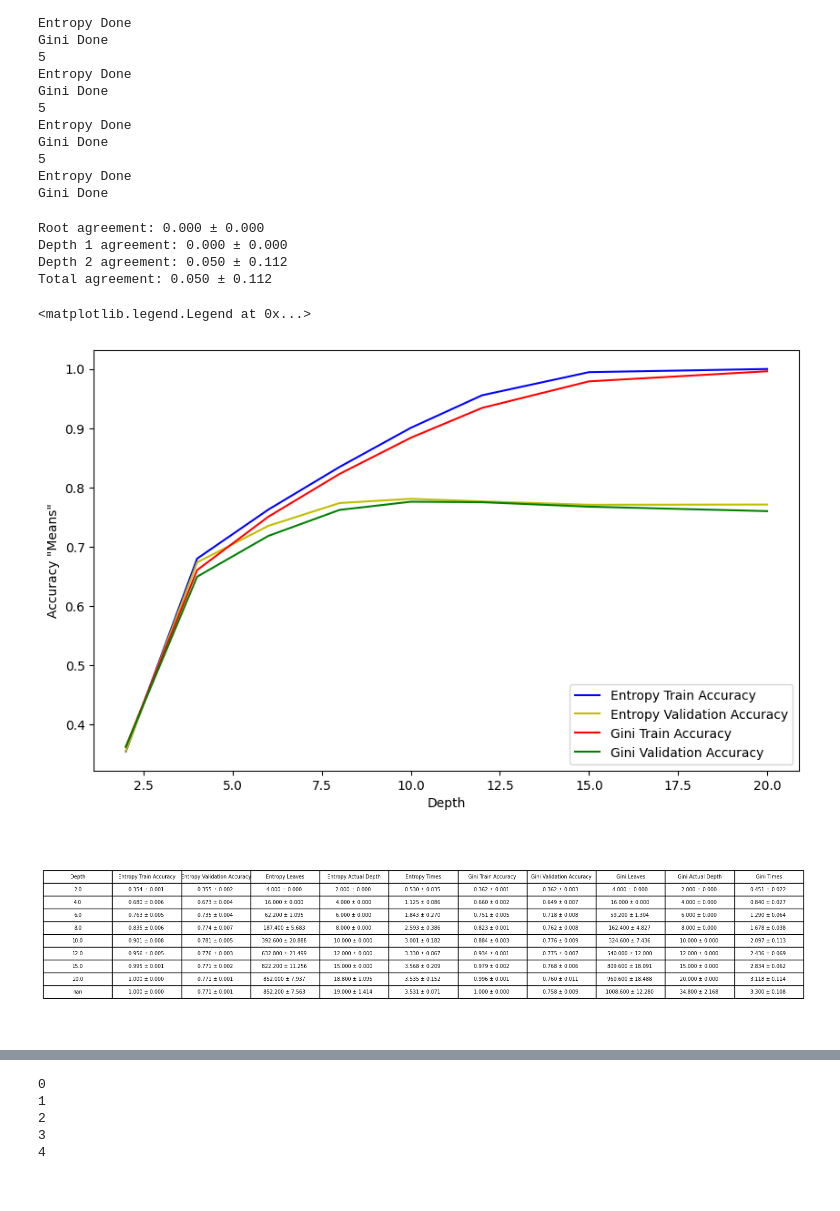
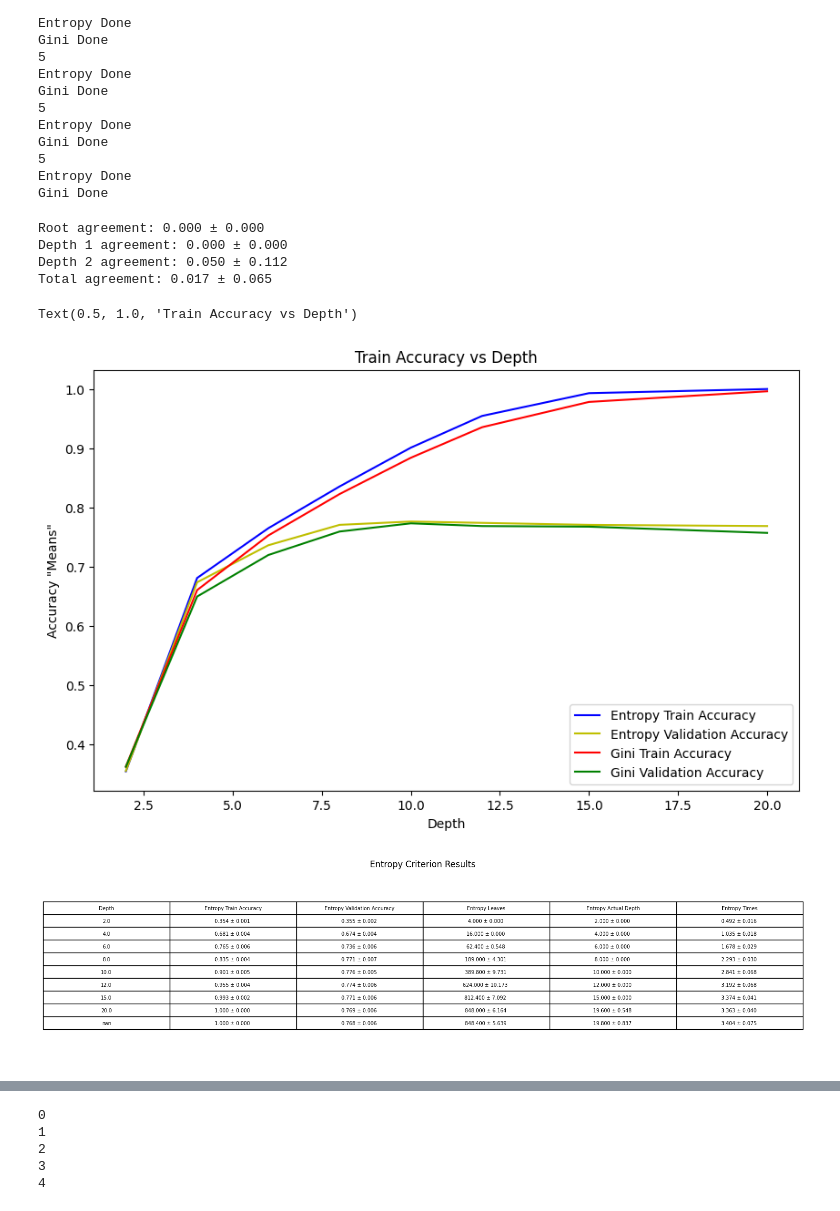
Before and after one commit to JosephAFerguson/CS6037_MachineLearning, a Jupyter notebook: Assignment3/assignment3code.ipynb, the cells around one changed output, grey strips where cells are left out. Saved outputs shown, nothing was run; the diff lists cells and outputs as text; code cells hidden in the pictures.

```diff
--- a/Assignment3/assignment3code.ipynb
+++ b/Assignment3/assignment3code.ipynb
@@ -48,13 +50,13 @@ def mean_std(vals):
 
 # given a list with [seeds][depth / other]
 # return a list that has the (mean,std) tuples for the values
-def calcStats(vals, depths):
+def calcStats(vals, sweep):
     stats = []
     # not a defined list, just get the length of the columns
-    if depths is None:
-        depths = range(len(vals))
+    if sweep is None:
+        sweep = range(len(vals[0]))
     # iterate by columns
-    for i in range(len(depths)):
+    for i in range(len(sweep)):
         valuesAcrossDepth = []
         # iterate through seeds and calculate mean,std
         for l in range(len(RANDOM_SEEDS)):
@@ -130,7 +135,7 @@ def getFeaturesAtDepth1_2(model):
 
     return features
 # %%
-# split data
+# classification - split data
 xtrs = []
 xvals = []
 ytrs = []
@@ -140,8 +145,8 @@ ytes = []
 
 for seed in RANDOM_SEEDS:
     # take 15k needed ~ 1/4 of dataset
-    X = fashionMNIST.data[:15001].to_numpy()
-    y = fashionMNIST.target[:15001].to_numpy()
+    X = fashionMNIST.data[:15000].to_numpy()
+    y = fashionMNIST.target[:15000].to_numpy()
 
     # split into 10,000 train, 5,000 val
     xtr, xval, ytr, yval = stratified_split(X, y, test_fraction=1/3, seed=seed)
@@ -269,16 +274,16 @@ Entropy Done
 Gini Done
 # %%
 #just get the mean,std estimates
-entropyTrainAccStats = calcStats(entropyTrainAccuracies, depths=depths)
-entropyValidationAccStats = calcStats(entropyValidationAccuracies, depths=depths)
-entropyTimeStats = calcStats(entropyTimes, depths=depths)
-entropyLeaveStats= calcStats(entropyLeaves, depths=depths)
-entropyAcDepthStats = calcStats(entropyActualDepths, depths=depths)
-giniTrainAccStats = calcStats(giniTrainAccuracies, depths=depths)
-giniValidationAccStats = calcStats(giniValidationAccuracies, depths=depths)
-giniTimeStats = calcStats(giniTimes, depths=depths)
-giniLeaveStats = calcStats(giniLeaves, depths=depths)
-giniAcDepthStats = calcStats(giniActualDepths, depths=depths)
+entropyTrainAccStats = calcStats(entropyTrainAccuracies, sweep=depths)
+entropyValidationAccStats = calcStats(entropyValidationAccuracies, sweep=depths)
+entropyTimeStats = calcStats(entropyTimes, sweep=depths)
+entropyLeaveStats= calcStats(entropyLeaves, sweep=depths)
+entropyAcDepthStats = calcStats(entropyActualDepths, sweep=depths)
+giniTrainAccStats = calcStats(giniTrainAccuracies, sweep=depths)
+giniValidationAccStats = calcStats(giniValidationAccuracies, sweep=depths)
+giniTimeStats = calcStats(giniTimes, sweep=depths)
+giniLeaveStats = calcStats(giniLeaves, sweep=depths)
+giniAcDepthStats = calcStats(giniActualDepths, sweep=depths)
 # %%
 # Part 1c - matches at depth
 # compare features located on both trees, at root, depth1, depth 2
@@ -324,25 +329,26 @@ totalmean, totalstd = mean_std(rootList + depth1List + depth2list)
 print("Root agreement: {:.3f} ± {:.3f}".format(rootMean, rootStd))
 print("Depth 1 agreement: {:.3f} ± {:.3f}".format(depth1Mean, depth1Std))
 print("Depth 2 agreement: {:.3f} ± {:.3f}".format(depth2Mean, depth2Std))
-print("Total agreement: {:.3f} ± {:.3f}".format(depth2Mean, depth2Std))
+print("Total agreement: {:.3f} ± {:.3f}".format(totalmean, totalstd))
 # %% [output]
 Root agreement: 0.000 ± 0.000
 Depth 1 agreement: 0.000 ± 0.000
 Depth 2 agreement: 0.050 ± 0.112
-Total agreement: 0.050 ± 0.112
+Total agreement: 0.017 ± 0.065
 # %%
 ### part 1b - train and validation accuracy vs. depth (one plot, both criteria)
 fig, ax = plt.subplots(figsize=(10,6))
 ax.plot(depths, [i[0] for i in entropyTrainAccStats], label='Entropy Train Accuracy', color='b')
 ax.plot(depths, [i[0] for i in entropyValidationAccStats], label='Entropy Validation Accuracy', color='y')
 ax.set_xlabel('Depth')
 ax.set_ylabel('Accuracy "Means"')
 ax.plot(depths, [i[0] for i in giniTrainAccStats], label='Gini Train Accuracy', color='r')
 ax.plot(depths, [i[0] for i in giniValidationAccStats], label='Gini Validation Accuracy', color='g')
 ax.legend(loc='lower right')
+ax.set_title("Train Accuracy vs Depth")
 # %% [output]
-<matplotlib.legend.Legend at 0x...>
+Text(0.5, 1.0, 'Train Accuracy vs Depth')
-[figure, old version]
+[figure, new version]
 # %%
 ### part 1b - training time, number of leaves and actual depth & mean ± std over 5 random seeds or subsamples
 table = pd.DataFrame({
@@ -351,12 +357,7 @@ table = pd.DataFrame({
     'Entropy Validation Accuracy': combine(entropyValidationAccStats),
     'Entropy Leaves': combine(entropyLeaveStats),
     'Entropy Actual Depth': combine(entropyAcDepthStats),
-    'Entropy Times': combine(entropyTimeStats),
-    'Gini Train Accuracy': combine(giniTrainAccStats),
-    'Gini Validation Accuracy': combine(giniValidationAccStats),
-    'Gini Leaves': combine(giniLeaveStats),
-    'Gini Actual Depth': combine(giniAcDepthStats),
-    'Gini Times': combine(giniTimeStats)
+    'Entropy Times': combine(entropyTimeStats)
 })
 fig, ax = plt.subplots()
 ax.axis('off')
@@ -364,7 +365,8 @@ axtable = ax.table(cellText=table.values, colLabels=table.columns, loc='center',
 axtable.auto_set_font_size(False)
 axtable.set_fontsize(7)
 axtable.scale(3, 1.5)
+plt.title("Entropy Criterion Results")
 plt.tight_layout()
 plt.show()
 # %% [output]
-[figure, old version]
+[figure, new version]
```
Also changed, not shown: parts of 30 cells of this notebook, 12 other files.
